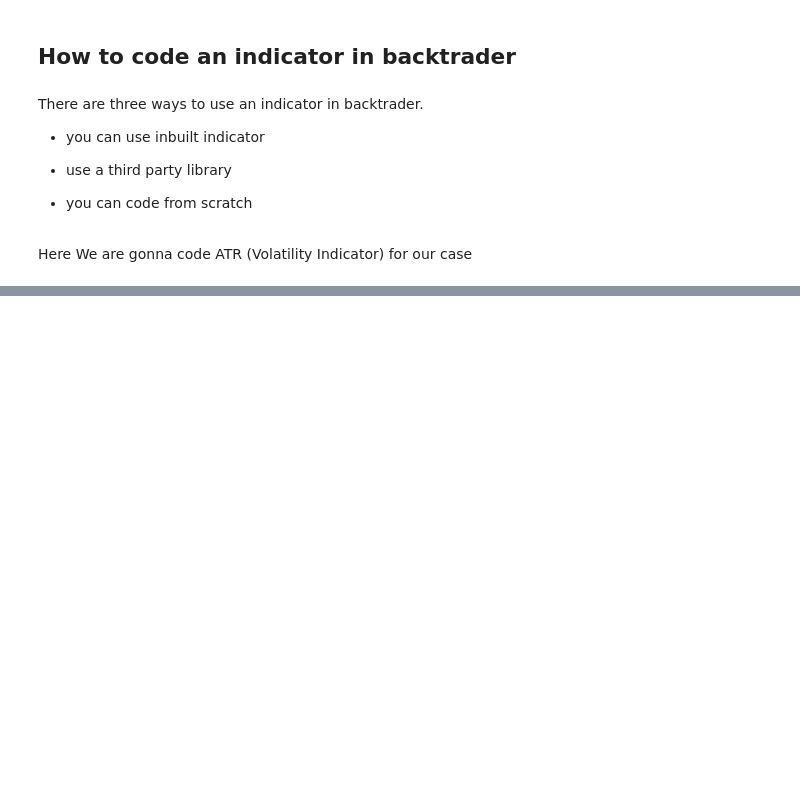
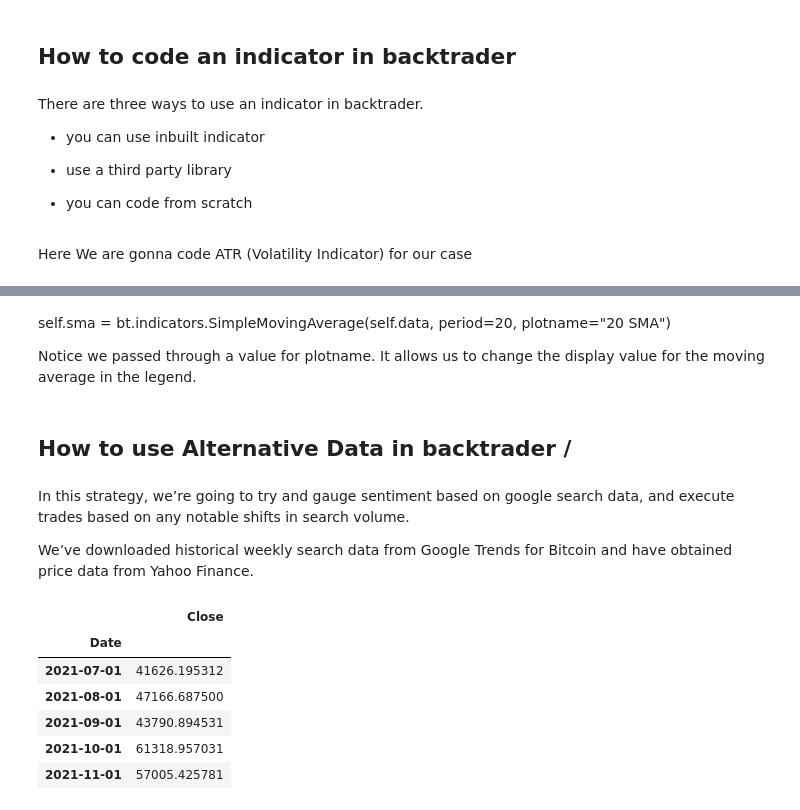
Before and after one commit to V-iitian/Algorithmic-Trading, a Jupyter notebook: Python for Finance/backtrader.ipynb, the cells around one changed output, grey strips where cells are left out. Cells and saved outputs as stored; diff of their text form; code cells hidden in the pictures; blank space fills up the shorter version.

Commit message:
compeleted backtrader.ipynb

```diff
--- a/Python for Finance/backtrader.ipynb
+++ b/Python for Finance/backtrader.ipynb
@@ -334,0 +424,11 @@ AttributeError: 'Lines_LineSeries_LineIterator_DataAccessor_StrategyBase_Strateg
+# %% [markdown]
+self.sma = bt.indicators.SimpleMovingAverage(self.data, period=20,
+                plotname="20 SMA")
+
+Notice we passed through a value for plotname. It allows us to change the display value for the moving average in the legend.
+# %% [markdown]
+## How to use Alternative Data in backtrader /
+# %% [markdown]
+In this strategy, we’re going to try and gauge sentiment based on google search data, and execute trades based on any notable shifts in search volume.
+
+We’ve downloaded historical weekly search data from Google Trends for Bitcoin and have obtained price data from Yahoo Finance.
@@ -334,0 +441,10 @@ AttributeError: 'Lines_LineSeries_LineIterator_DataAccessor_StrategyBase_Strateg
+# %%
+bitcoin_close.head()
+# %% [output]
+|  | Close |
+| Date |  |
+| 2021-07-01 | 41626.195312 |
+| 2021-08-01 | 47166.687500 |
+| 2021-09-01 | 43790.894531 |
+| 2021-10-01 | 61318.957031 |
+| 2021-11-01 | 57005.425781 |
```
Also changed, not shown: parts of 27 cells of this notebook, 8 other files.
